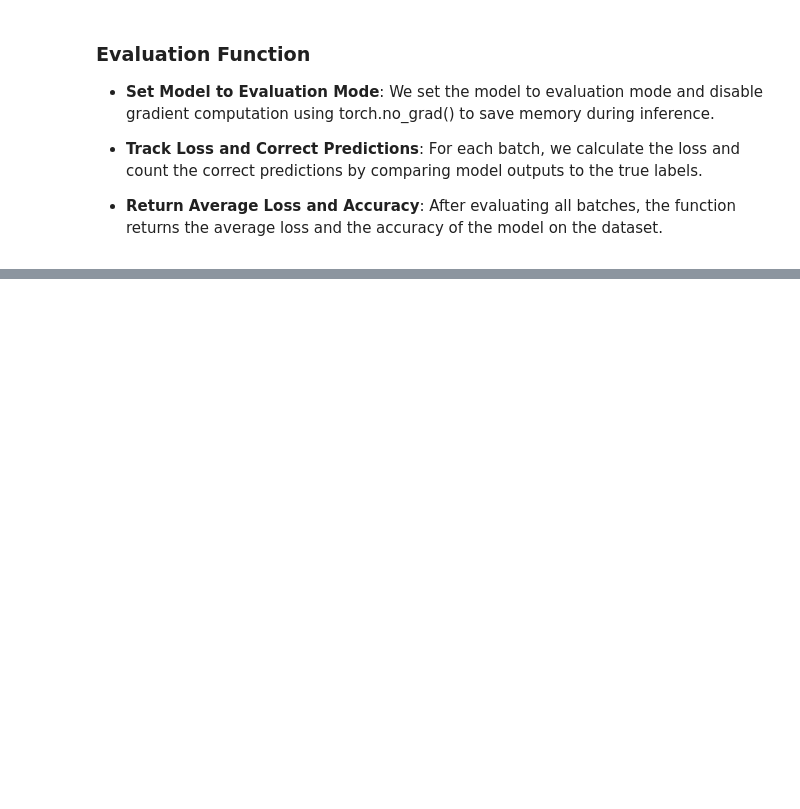
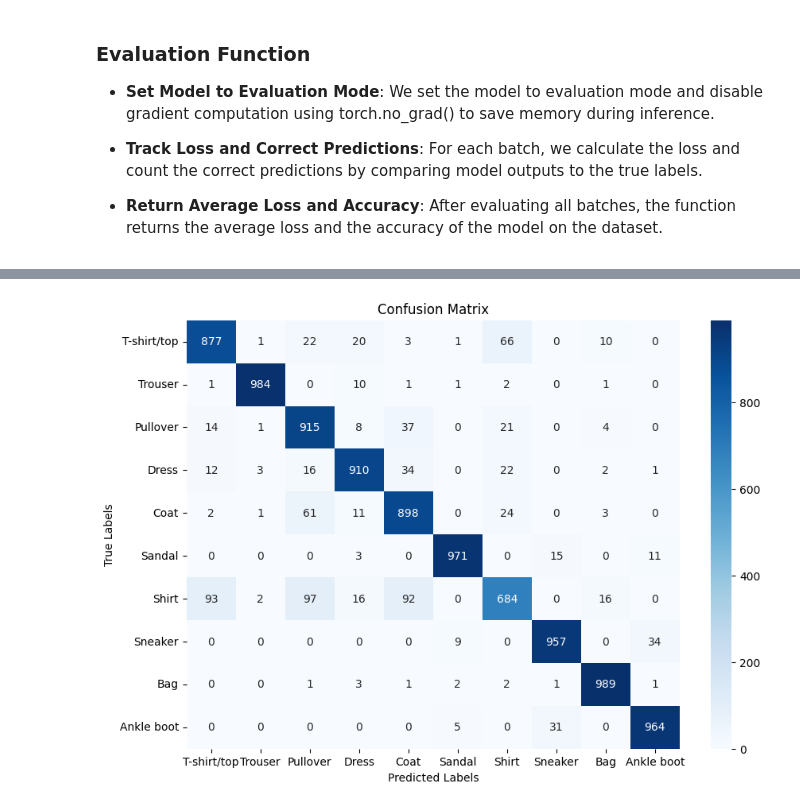
Before and after one commit to sonalshreya25/DeepLearning, a Jupyter notebook: Assignment4_CNN_multi_class_image_classification_(1).ipynb, the cells around one changed output, grey strips where cells are left out. Drawn from its saved outputs; the diff is of its cells as text; code cells hidden in the pictures; blank space fills up the shorter version.

```diff
--- a/Assignment4_CNN_multi_class_image_classification_(1).ipynb
+++ b/Assignment4_CNN_multi_class_image_classification_(1).ipynb
@@ -226,24 +256,39 @@ def train_model(model, trainloader, valloader, criterion, optimizer, scheduler,
 * **Return Average Loss and Accuracy**: After evaluating all batches, the function returns the average loss and the accuracy of the model on the dataset.
 # %%
 # Evaluation function
-def evaluate_model(model, dataloader):
+def evaluate_model(model, dataloader, criterion):
     model.eval()
     correct = 0
     total = 0
     running_loss = 0.0
+    y_true = []
+    y_pred = []
+
+    device = torch.device("cuda" if torch.cuda.is_available() else "cpu")
+
     with torch.no_grad():
         for images, labels in dataloader:
             images, labels = images.to(device), labels.to(device)
             outputs = model(images)
             loss = criterion(outputs, labels)
             running_loss += loss.item()
+
             _, predicted = torch.max(outputs, 1)
             total += labels.size(0)
             correct += (predicted == labels).sum().item()
 
+            y_true.extend(labels.cpu().numpy())
+            y_pred.extend(predicted.cpu().numpy())
+
     accuracy = 100 * correct / total
     avg_loss = running_loss / len(dataloader)
-    return avg_loss, accuracy
+
+    # Calculate precision, recall, and F1-score
+    precision = precision_score(y_true, y_pred, average='weighted', zero_division=0)
+    recall = recall_score(y_true, y_pred, average='weighted', zero_division=0)
+    f1 = f1_score(y_true, y_pred, average='weighted', zero_division=0)
+
+    return avg_loss, accuracy, precision, recall, f1
 # %% [markdown]
 ### **Training and Evaluation**
 * **Train the Model**: The train_model function trains the model using training data, loss function, optimizer, and scheduler for the specified number of epochs.
@@ -318,0 +336,57 @@ BrokenPipeError: [Errno 32] Broken pipe
+# %%
+import seaborn as sns
+from sklearn.metrics import confusion_matrix, classification_report
+import numpy as np
+
+# Updated evaluation function
+def evaluate_model(model, dataloader, criterion):
+    model.eval()
+    true_labels = []
+    predicted_labels = []
+    running_loss = 0.0
+
+    with torch.no_grad():
+        for images, labels in dataloader:
+            images, labels = images.to(device), labels.to(device)
+            outputs = model(images)
+            loss = criterion(outputs, labels)
+            running_loss += loss.item()
+
+            _, predicted = torch.max(outputs, 1)
+            true_labels.extend(labels.cpu().numpy())
+            predicted_labels.extend(predicted.cpu().numpy())
+
+    accuracy = 100 * np.sum(np.array(true_labels) == np.array(predicted_labels)) / len(true_labels)
+    avg_loss = running_loss / len(dataloader)
+
+    return avg_loss, accuracy, true_labels, predicted_labels
+
+# Function to plot confusion matrix and classification report
+def visualize_evaluation(true_labels, predicted_labels, class_names):
+    # Confusion Matrix
+    cm = confusion_matrix(true_labels, predicted_labels)
+    plt.figure(figsize=(10, 7))
+    sns.heatmap(cm, annot=True, fmt="d", cmap="Blues", xticklabels=class_names, yticklabels=class_names)
+    plt.title('Confusion Matrix')
+    plt.xlabel('Predicted Labels')
+    plt.ylabel('True Labels')
+    plt.show()
+
+    # Classification Report
+    print("Classification Report:")
+    print(classification_report(true_labels, predicted_labels, target_names=class_names))
+
+# Example usage during evaluation
+test_loss, test_accuracy, true_labels, predicted_labels = evaluate_model(model, testloader, criterion)
+
+# Log evaluation results to WandB
+wandb.log({'Test Loss': test_loss, 'Test Accuracy': test_accuracy})
+
+# Visualize evaluation results
+visualize_evaluation(true_labels, predicted_labels,
+                     class_names=['T-shirt/top', 'Trouser', 'Pullover', 'Dress', 'Coat',
+                                  'Sandal', 'Shirt', 'Sneaker', 'Bag', 'Ankle boot'])
+
+print(f'Accuracy on test set: {test_accuracy:.2f}%')
+# %% [output]
+[figure, added]
```
Also changed, not shown: parts of 14 cells of this notebook.
